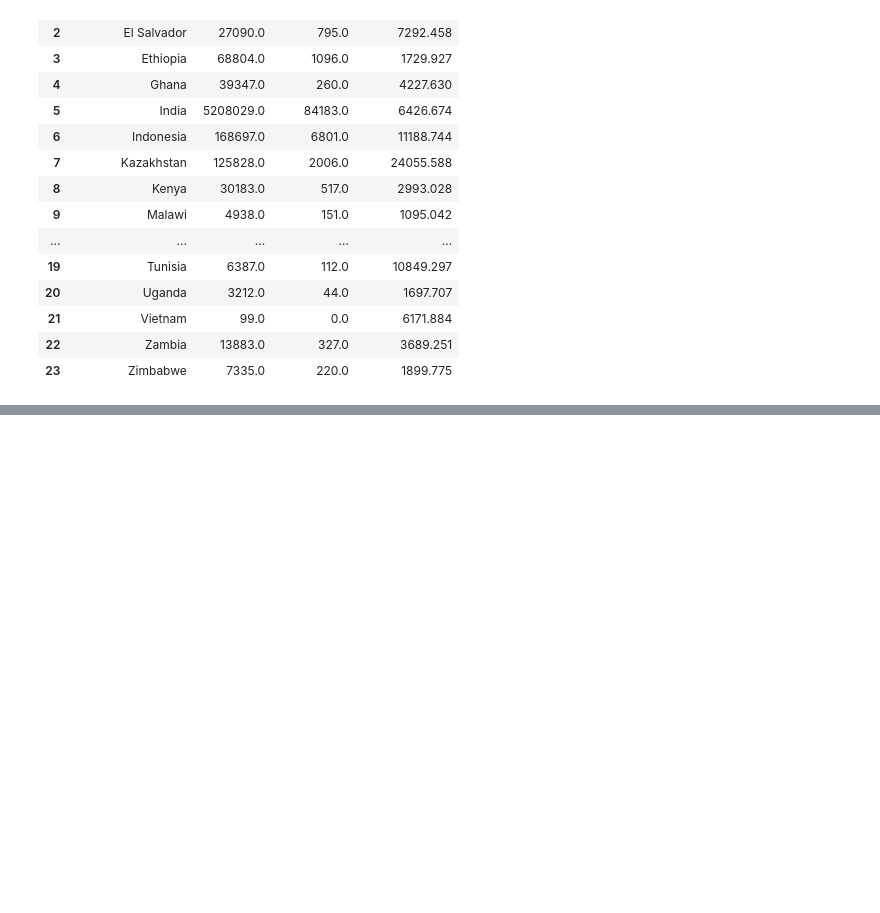
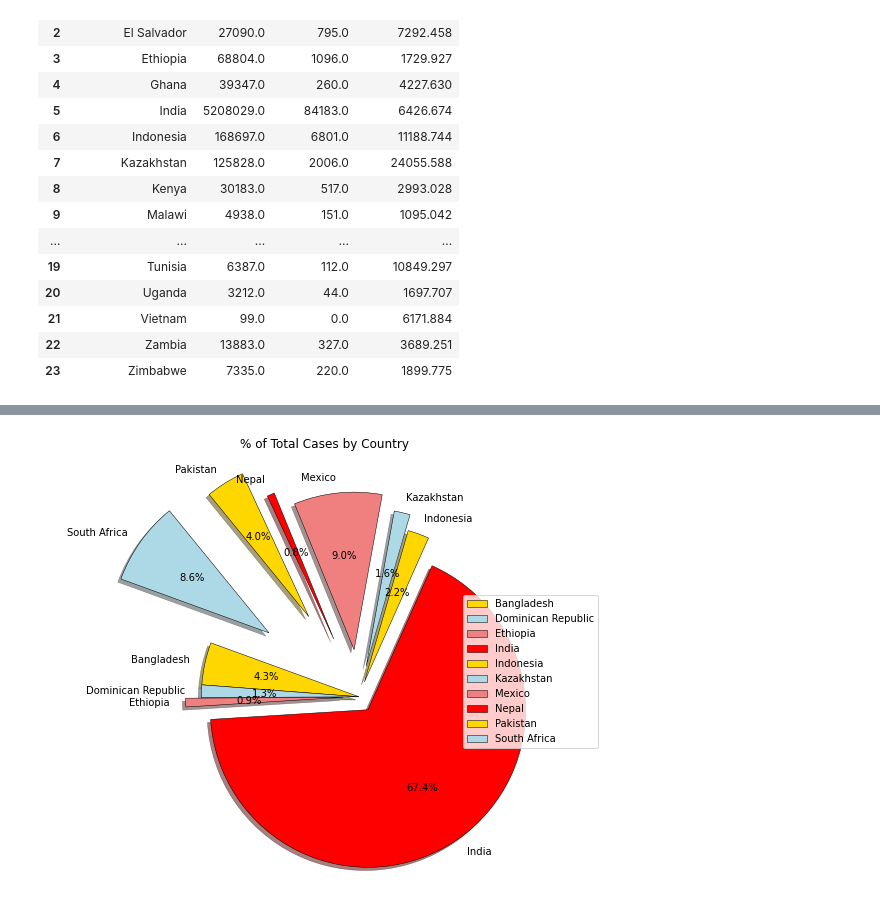
Before and after one commit to jjjdewan/ucb-data-visualization-msgrp-project1-covid-19, a Jupyter notebook: covid-19-project-challenge.ipynb, the cells around one changed output, grey strips where cells are left out. Saved outputs shown, nothing was run; the diff lists cells and outputs as text; code cells hidden in the pictures; blank space fills up the shorter version.

```diff
--- a/covid-19-project-challenge.ipynb
+++ b/covid-19-project-challenge.ipynb
@@ -195,0 +264,27 @@ Total number of COVID-19: new cases and new deaths by Country
+# %%
+# Pie graph showing % of COVID-19 Cases per country
+#
+cases_count_sum = top_10_data_to_plot_df.groupby('location').sum()["new_cases"]
+
+labels = cases_count_sum.index
+
+plt.subplots(figsize = (10,8))
+
+explode = (0, 0, 0.1, 0.1, 0.1, 0.2, 0.3, 0.4, 0.6, 0.7)
+
+colors = ["gold", "lightblue", "lightcoral","red"]
+
+plt.title('% of Total Cases by Country')
+plt.axis('equal')
+
+plt.pie(cases_count_sum, labels=labels, colors=colors, explode=explode, autopct="%1.1f%%",
+        shadow=True, startangle=160, wedgeprops = {'linewidth': .5, 'edgecolor': 'black'})
+
+plt.axis('equal')
+plt.ylabel('')
+
+plt.legend(loc="right")
+
+plt.show()
+# %% [output]
+[figure, added]
```
Also changed, not shown: parts of 5 cells of this notebook.
